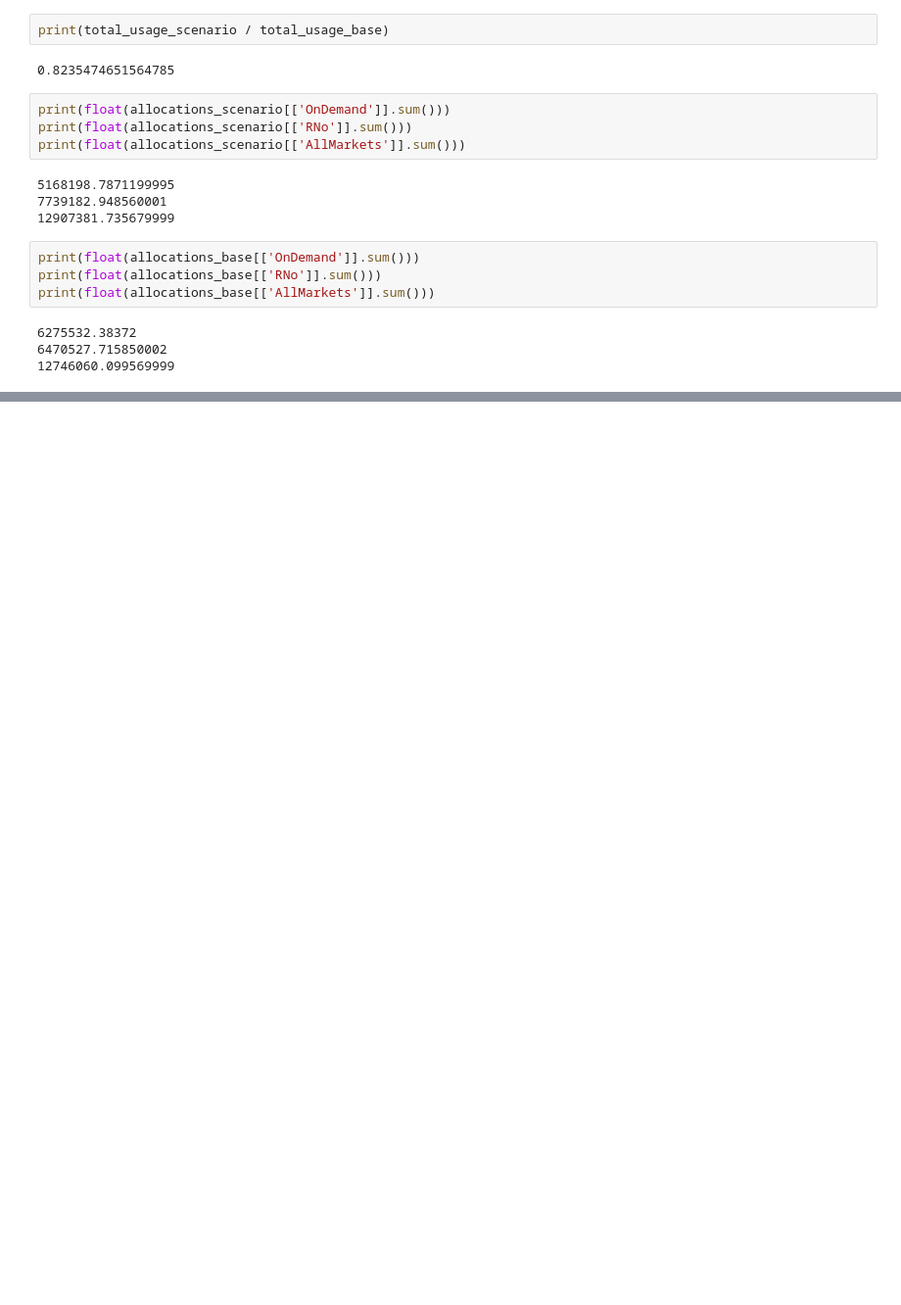
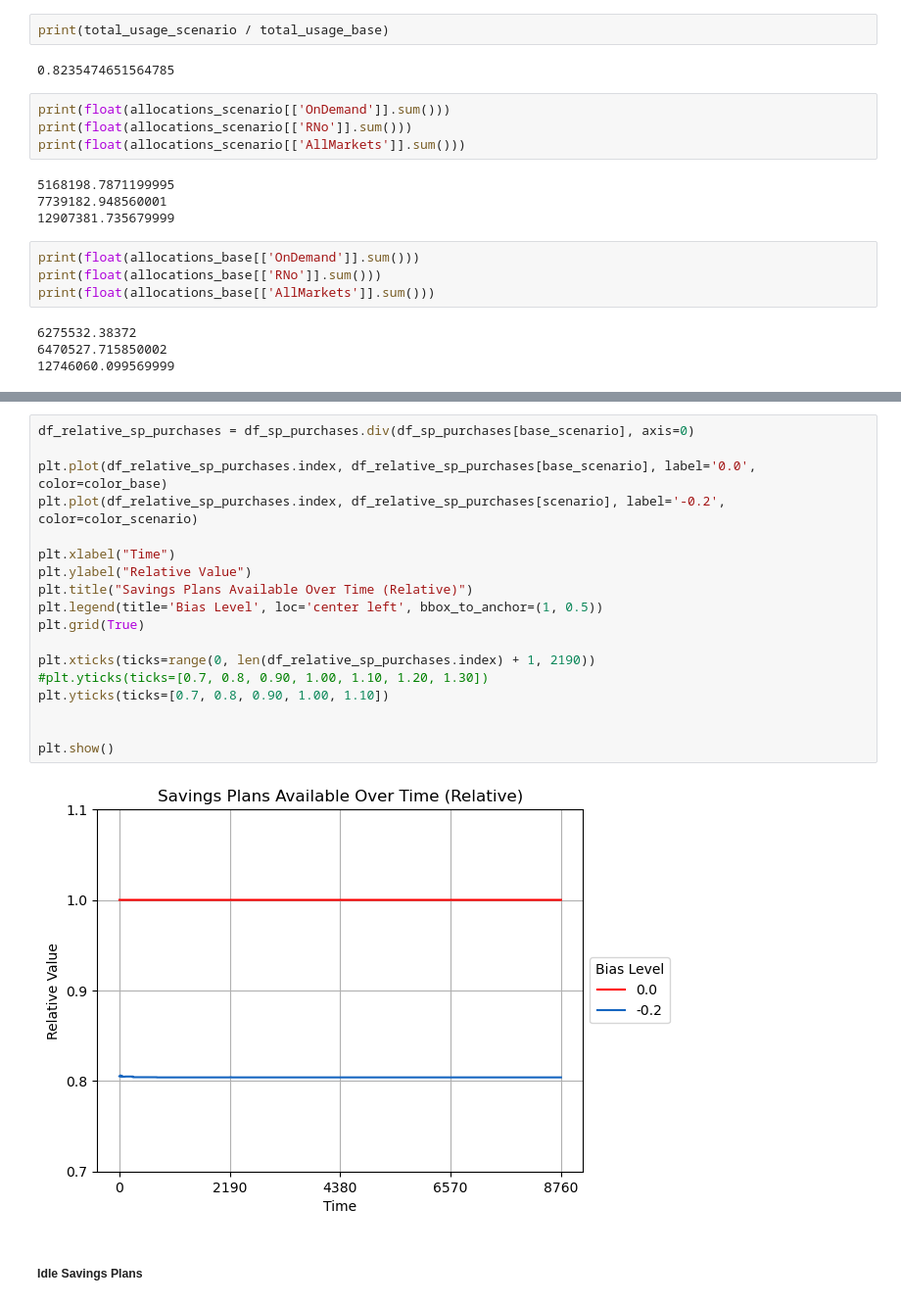
Before and after one commit to ufcg-lsd/forecast_error_cap_planning, a Jupyter notebook: src/result_analysis/plots.ipynb, the cells around one changed output, grey strips where cells are left out. Shown at 98% size. Drawn from its saved outputs; the diff is of its cells as text; blank space fills up the shorter version.

```diff
--- a/src/result_analysis/plots.ipynb
+++ b/src/result_analysis/plots.ipynb
@@ -1110,0 +1173,22 @@ plt.show()
+# %%
+df_relative_sp_purchases = df_sp_purchases.div(df_sp_purchases[base_scenario], axis=0)
+
+plt.plot(df_relative_sp_purchases.index, df_relative_sp_purchases[base_scenario], label='0.0', color=color_base)
+plt.plot(df_relative_sp_purchases.index, df_relative_sp_purchases[scenario], label='-0.2', color=color_scenario)
+
+plt.xlabel("Time")
+plt.ylabel("Relative Value")
+plt.title("Savings Plans Available Over Time (Relative)")
+plt.legend(title='Bias Level', loc='center left', bbox_to_anchor=(1, 0.5))
+plt.grid(True)
+
+plt.xticks(ticks=range(0, len(df_relative_sp_purchases.index) + 1, 2190))
+#plt.yticks(ticks=[0.7, 0.8, 0.90, 1.00, 1.10, 1.20, 1.30])
+plt.yticks(ticks=[0.7, 0.8, 0.90, 1.00, 1.10])
+
+
+plt.show()
+# %% [output]
+[figure, added]
+# %% [markdown]
+##### Idle Savings Plans
```
Also changed, not shown: parts of 66 cells of this notebook, 1 other file.
